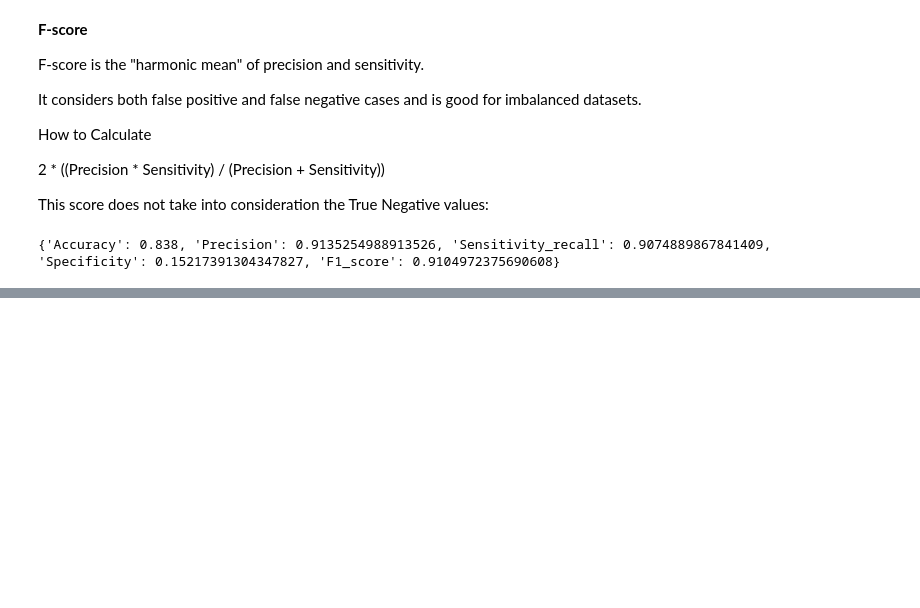
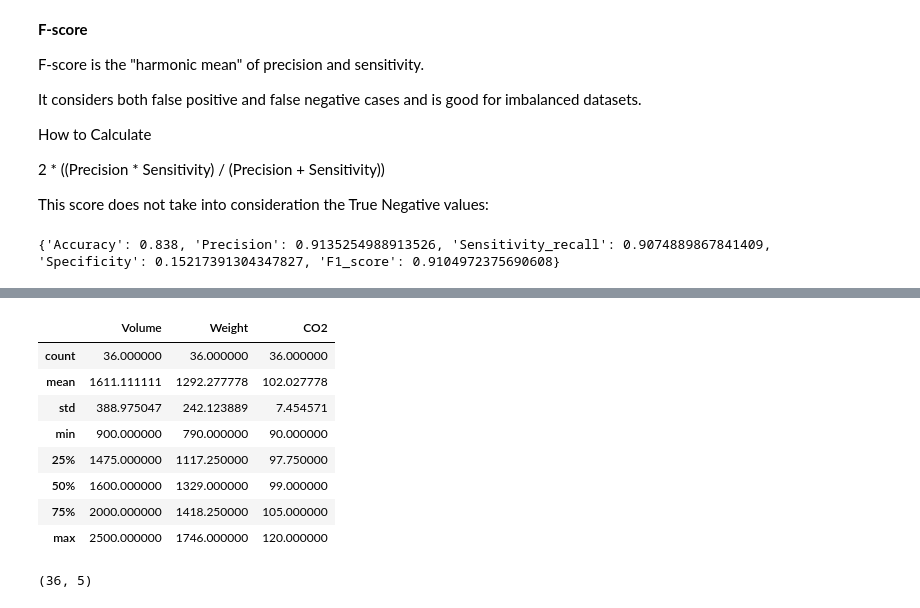
Before and after one commit to ecuerbo/machine-learning, a Jupyter notebook: w3-ml-tutorial.ipynb, the cells around one changed output, grey strips where cells are left out. Cells and saved outputs as stored; diff of their text form; code cells hidden in the pictures; blank space fills up the shorter version.

```diff
--- a/w3-ml-tutorial.ipynb
+++ b/w3-ml-tutorial.ipynb
@@ -764,0 +767,5 @@ print(scores)
+# %%
+import pandas as pd
+
+cars = pd.read_csv("data/cars.csv")
+print(cars.to_string())
@@ -764,0 +790,16 @@ print(scores)
+# %%
+cars.describe()
+# %% [output]
+|  | Volume | Weight | CO2 |
+| count | 36.000000 | 36.000000 | 36.000000 |
+| mean | 1611.111111 | 1292.277778 | 102.027778 |
+| std | 388.975047 | 242.123889 | 7.454571 |
+| min | 900.000000 | 790.000000 | 90.000000 |
+| 25% | 1475.000000 | 1117.250000 | 97.750000 |
+| 50% | 1600.000000 | 1329.000000 | 99.000000 |
+| 75% | 2000.000000 | 1418.250000 | 105.000000 |
+| max | 2500.000000 | 1746.000000 | 120.000000 |
+# %%
+cars.shape
+# %% [output]
+(36, 5)
```
Also changed, not shown: parts of 44 cells of this notebook.
